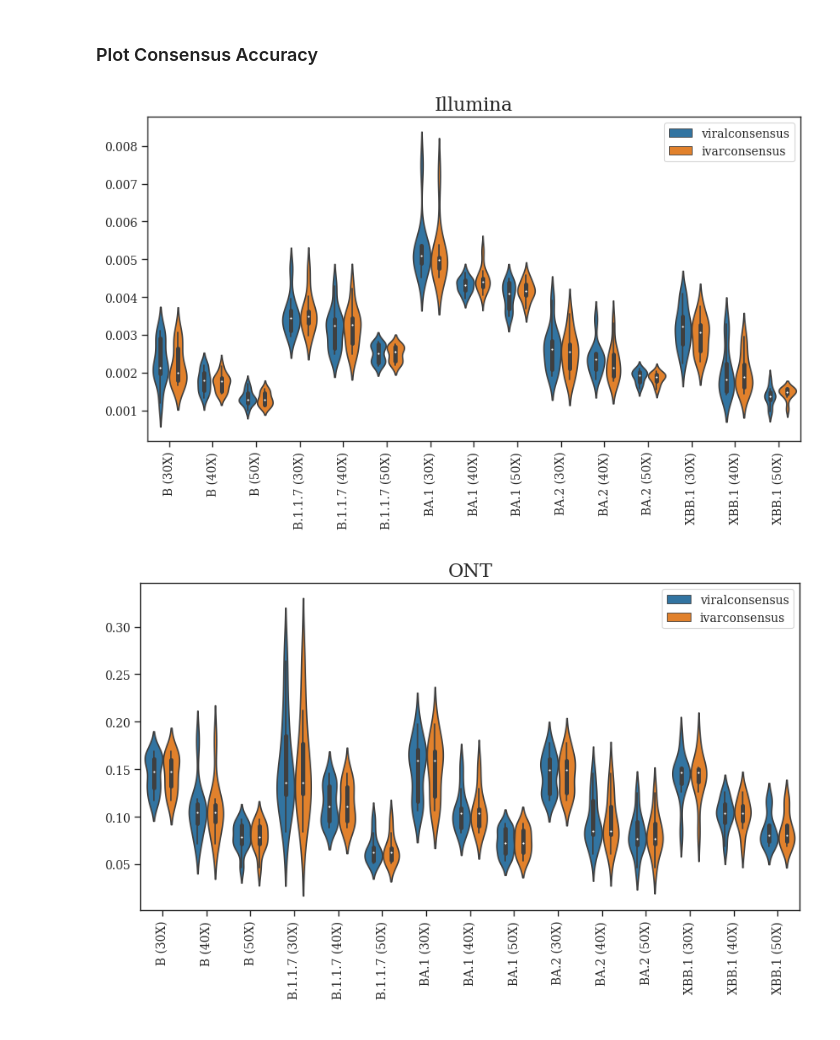
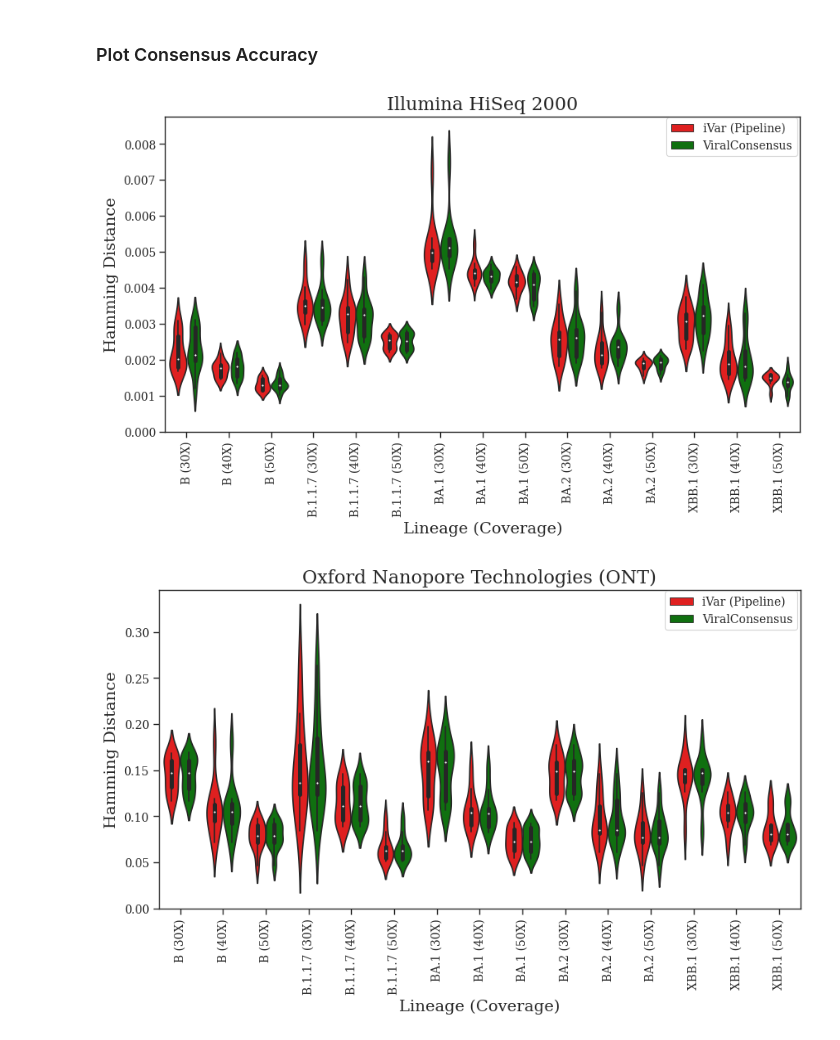
Before and after one commit to niemasd/ViralConsensus-Paper, a Jupyter notebook: scripts/Figures.ipynb, the cells around one changed output. Saved outputs shown, nothing was run; the diff lists cells and outputs as text; code cells hidden in the pictures.

```diff
--- a/scripts/Figures.ipynb
+++ b/scripts/Figures.ipynb
@@ -38,8 +38,8 @@ meta = {
         'ivar_pipeline': 'iVar (Pipeline)',
         'ivarconsensus': 'iVar (Pipeline)',
         'viralconsensus': 'ViralConsensus',
-        'illumina': 'Illumina',
-        'ont': 'ONT',
+        'illumina': 'Illumina HiSeq 2000',
+        'ont': 'Oxford Nanopore Technologies (ONT)',
         'time': 'Total Runtime (s)',
         'mem': 'Peak Memory (MB)',
         'ratio_time': 'iVar/ViralConsensus Runtime Ratio',
@@ -49,6 +49,7 @@ meta = {
     'color': {
         'amplipy_aio': 'blue',
         'ivar_pipeline': 'red',
+        'ivarconsensus': 'red',
         'viralconsensus': 'green',
         'ratio': 'black',
     },
@@ -56,6 +57,7 @@ meta = {
     'linestyle': {
         'amplipy_aio': '--',
         'ivar_pipeline': ':',
+        'ivarconsensus': ':',
         'viralconsensus': '-',
         'ratio': '-',
     },
@@ -120,7 +122,7 @@ for z_fn in glob('%s/time_memory_benchmark/n*/n*.r*.zip' % DATADIR):
 ### Plot Pipeline Runtime and Peak Memory vs. *n*
 # %%
 for plot in ['time', 'mem']:
-    fig, ax = plt.subplots(); handles = list()
+    fig, ax = plt.subplots(figsize=(10,5)); handles = list()
     #for pipeline in ['ivar_pipeline', 'amplipy_aio', 'viralconsensus']:
     for pipeline in ['ivar_pipeline', 'viralconsensus']:
         handles.append(Line2D([0],[0],color=meta['color'][pipeline],label=meta['label'][pipeline],linewidth=1.5,linestyle=meta['linestyle'][pipeline]))
@@ -135,7 +137,7 @@ for plot in ['time', 'mem']:
         pointplot(x=x, y=y, color=meta['color'][pipeline], linestyles=meta['linestyle'][pipeline])
     plt.xlabel(r'Number of Reads $\left(n\right)$')
     plt.ylabel(meta['label'][plot])
-    plt.title(meta['label'][plot])
+    #plt.title(meta['label'][plot])
     ax.set_yscale('log')
     plt.legend(handles=handles,bbox_to_anchor=(0.005, 0.995), loc=2, borderaxespad=0., frameon=True)
     fig.savefig('%s/%s.pdf' % (FIGDIR, plot), format='pdf', bbox_inches='tight')
@@ -146,7 +148,7 @@ for plot in ['time', 'mem']:
 ### Plot iVar/ViralConsensus Ratio vs. *n*
 # %%
 for plot in ['time', 'mem']:
-    fig, ax = plt.subplots(); handles = list()
+    fig, ax = plt.subplots(figsize=(10,5)); handles = list()
     #for pipeline in ['ivar_pipeline', 'amplipy_aio']:
     x = list(); y = list()
     for n in sorted(data.keys()):
@@ -162,7 +164,7 @@ for plot in ['time', 'mem']:
         pointplot(x=x, y=y, color=meta['color']['ratio'], linestyles=meta['linestyle']['ratio'])
     plt.xlabel(r'Number of Reads $\left(n\right)$')
     plt.ylabel(meta['label']['ratio_%s' % plot])
-    plt.title(meta['label']['ratio_%s' % plot])
+    #plt.title(meta['label']['ratio_%s' % plot])
     ax.set_yscale('log')
     fig.savefig('%s/%s.ratio.pdf' % (FIGDIR, plot), format='pdf', bbox_inches='tight')
 # %% [output]
@@ -171,18 +173,24 @@ for plot in ['time', 'mem']:
 # %% [markdown]
 ### Plot Consensus Accuracy
 # %%
+colors = [meta['color']['ivarconsensus'], meta['color']['viralconsensus']]
 for sequencer in ['illumina', 'ont']:
-    fig, ax = plt.subplots(figsize=(10,5)); handles = list(); x = list(); y = list(); h = list()
+    fig, ax = plt.subplots(figsize=(10,5)); x = list(); y = list(); h = list()
     for lineage in ['B', 'B.1.1.7', 'BA.1', 'BA.2', 'XBB.1']:
         for coverage in [30, 40, 50]:
-            for tool in ['viralconsensus', 'ivarconsensus']:
+            for tool in ['ivarconsensus', 'viralconsensus']:
                 for aln in glob('%s/accuracy_benchmark/lineage_%s/c%d/%s/%s/*.aln' % (DATADIR, lineage, coverage, sequencer, tool)):
                     x.append("%s (%dX)" % (lineage, coverage))
                     y.append(hamming(aln))
-                    h.append(tool)
-    violinplot(x=x, y=y, hue=h)
+                    h.append(meta['label'][tool])
+    violinplot(x=x, y=y, hue=h, palette=colors)
+    plt.legend(bbox_to_anchor=(0.995, 0.995), loc='upper right', borderaxespad=0., frameon=True)
     plt.xticks(rotation=90)
+    plt.xlabel("Lineage (Coverage)")
+    plt.ylabel("Hamming Distance")
+    plt.ylim(ymin=0)
     plt.title(meta['label'][sequencer])
+    fig.savefig('%s/accuracy.%s.pdf' % (FIGDIR, sequencer), format='pdf', bbox_inches='tight')
 # %% [output]
-[figure, old version]
+[figure, new version]
-[figure, old version]
+[figure, new version]
```
Also changed, not shown: parts of 2 cells of this notebook, 6 other files.
